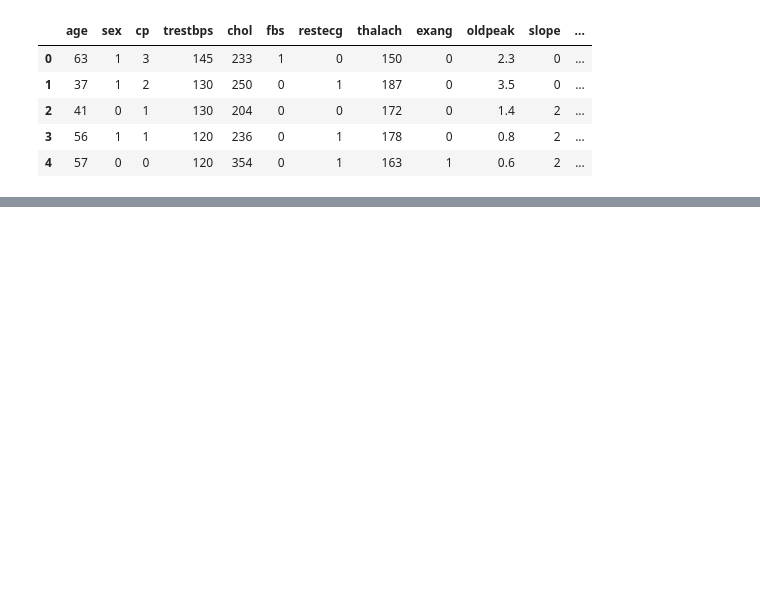
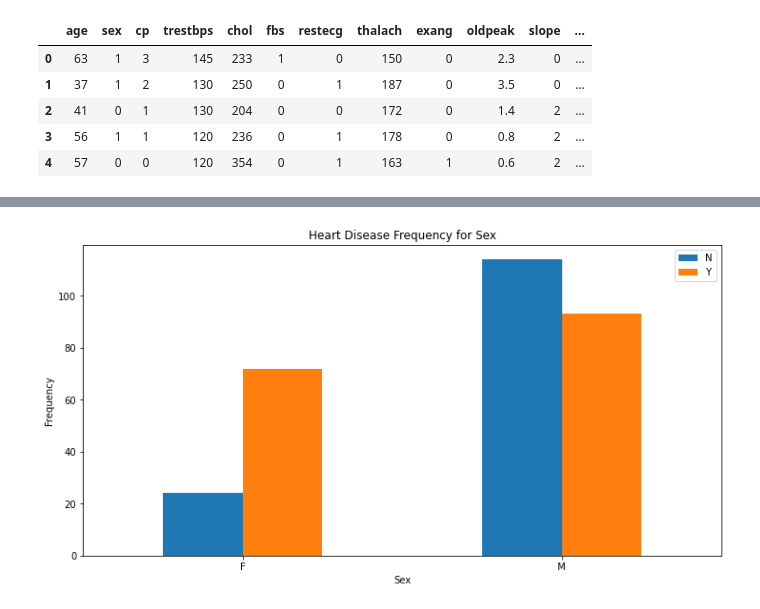
Before and after one commit to lowwilliam/Disease_Prediction, a Jupyter notebook: disease_prediction.ipynb, the cells around one changed output, grey strips where cells are left out. Cells and saved outputs as stored; diff of their text form; code cells hidden in the pictures; blank space fills up the shorter version.

```diff
--- a/disease_prediction.ipynb
+++ b/disease_prediction.ipynb
@@ -35,0 +124,10 @@ houseData.head()
+# %%
+pd.crosstab(data.sex,data.target).plot(kind="bar",figsize=(12,6))
+plt.title('Heart Disease Frequency for Sex')
+plt.xlabel('Sex')
+plt.xticks(rotation=0)
+plt.legend(["N", "Y"])
+plt.ylabel('Frequency')
+plt.show()
+# %% [output]
+[figure, added]
```
Also changed, not shown: parts of 12 cells of this notebook.
